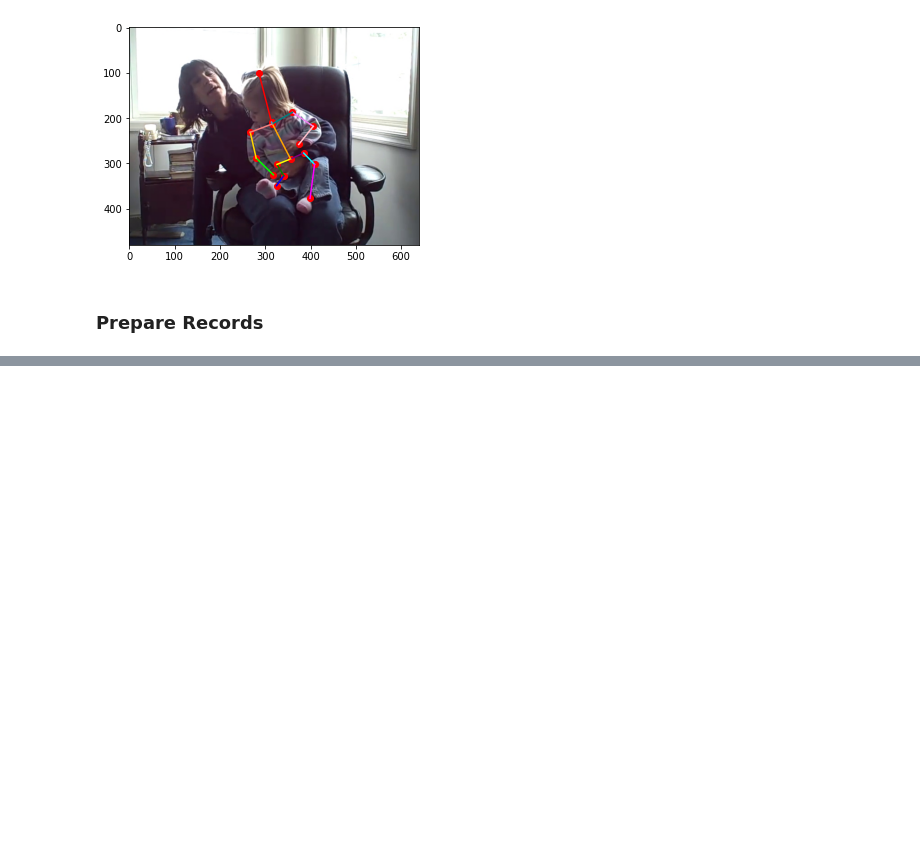
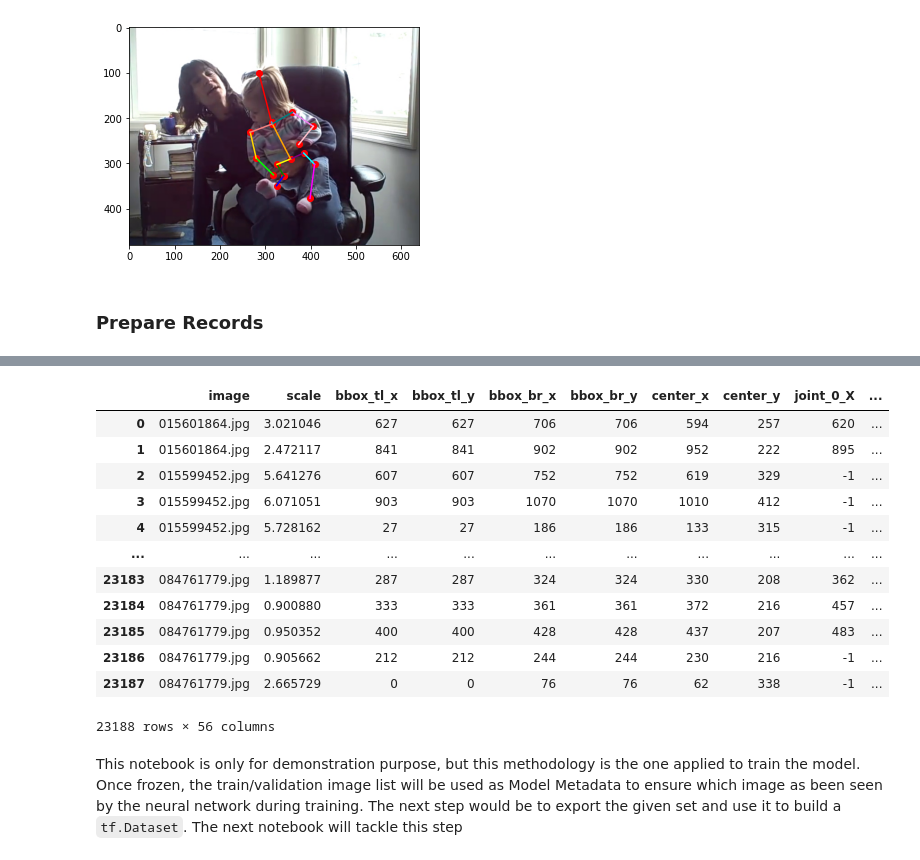
Before and after one commit to wbenbihi/hourglasstensorflow, a Jupyter notebook: notebooks/02 - Prepare Data.ipynb, the cells around one changed output, grey strips where cells are left out. Drawn from its saved outputs; the diff is of its cells as text; code cells hidden in the pictures; blank space fills up the shorter version.

Commit message:
[ADD][DOC] Notebook 02 -Split Train/Test demonstration

```diff
--- a/notebooks/02 - Prepare Data.ipynb
+++ b/notebooks/02 - Prepare Data.ipynb
@@ -42,6 +44,8 @@ MPII_FILE = os.path.join(ROOT_FOLDER, DATA_FOLDER, MPII_MAT)
 IMAGE_PATH = os.path.join(ROOT_FOLDER, DATA_FOLDER, IMAGES_FOLDER)
 # %%
 # Define Limbs
+
+NUM_JOINTS = 16
 
 # Joint Identifiers
 # RIGHT LOWER BODY: 0 - r ankle, 1 - r knee, 2 - r hip,
@@ -258,0 +348,2 @@ plot_datapoint(sample, mode="limbs+dots")
+# %%
+image_names = set(array_dataset[:, 0])
@@ -258,0 +371,54 @@ plot_datapoint(sample, mode="limbs+dots")
+# %%
+# Compute Headers
+headers = [
+    *[
+        'image',
+        'scale',
+        'bbox_tl_x',
+        'bbox_tl_y',
+        'bbox_br_x',
+        'bbox_br_y',
+        'center_x',
+        'center_y',
+
+    ],
+    *itertools.chain(*[(f"joint_{i}_X", f"joint_{i}_Y", f"joint_{i}_visible") for i in range(NUM_JOINTS)])
+]
+# Visualize as DataFrame
+train_df = pd.DataFrame.from_records(train_array, columns=headers)
+validation_df = pd.DataFrame.from_records(train_array, columns=headers)
+# %%
+def sanitize_dataset(df: pd.DataFrame):
+    # Convert Coordinates as Int and fill NaN values with -1
+    df[
+        list(itertools.chain(*[ [f"joint_{i}_X", f"joint_{i}_Y"] for i in range(NUM_JOINTS)]))
+    ] = df.filter(
+        itertools.chain(*[ [f"joint_{i}_X", f"joint_{i}_Y"] for i in range(NUM_JOINTS)])
+    ).fillna(-1).astype(int)
+    # Fill NaN visibility values with 0 and Cast as Int
+    df[
+        [f"joint_{i}_visible" for i in range(NUM_JOINTS)]
+    ] = df.filter(
+        [f"joint_{i}_visible" for i in range(NUM_JOINTS)]
+    ).fillna(0).astype(int)
+    return df
+# %%
+sanitize_train_df = sanitize_dataset(train_df)
+sanitize_validation_df = sanitize_dataset(validation_df)
+sanitize_train_df
+# %% [output]
+|  | image | scale | bbox_tl_x | bbox_tl_y | bbox_br_x | bbox_br_y | center_x | center_y | joint_0_X | ... |
+| 0 | 015601864.jpg | 3.021046 | 627 | 627 | 706 | 706 | 594 | 257 | 620 | ... |
+| 1 | 015601864.jpg | 2.472117 | 841 | 841 | 902 | 902 | 952 | 222 | 895 | ... |
+| 2 | 015599452.jpg | 5.641276 | 607 | 607 | 752 | 752 | 619 | 329 | -1 | ... |
+| 3 | 015599452.jpg | 6.071051 | 903 | 903 | 1070 | 1070 | 1010 | 412 | -1 | ... |
+| 4 | 015599452.jpg | 5.728162 | 27 | 27 | 186 | 186 | 133 | 315 | -1 | ... |
+| ... | ... | ... | ... | ... | ... | ... | ... | ... | ... | ... |
+| 23183 | 084761779.jpg | 1.189877 | 287 | 287 | 324 | 324 | 330 | 208 | 362 | ... |
+| 23184 | 084761779.jpg | 0.900880 | 333 | 333 | 361 | 361 | 372 | 216 | 457 | ... |
+| 23185 | 084761779.jpg | 0.950352 | 400 | 400 | 428 | 428 | 437 | 207 | 483 | ... |
+| 23186 | 084761779.jpg | 0.905662 | 212 | 212 | 244 | 244 | 230 | 216 | -1 | ... |
+| 23187 | 084761779.jpg | 2.665729 | 0 | 0 | 76 | 76 | 62 | 338 | -1 | ... |
+23188 rows × 56 columns
+# %% [markdown]
+This notebook is only for demonstration purpose, but this methodology is the one applied to train the model. Once frozen, the train/validation image list will be used as Model Metadata to ensure which image as been seen by the neural network during training. The next step would be to export the given set and use it to build a `tf.Dataset`. The next notebook will tackle this step
```
Also changed, not shown: parts of 12 cells of this notebook.
